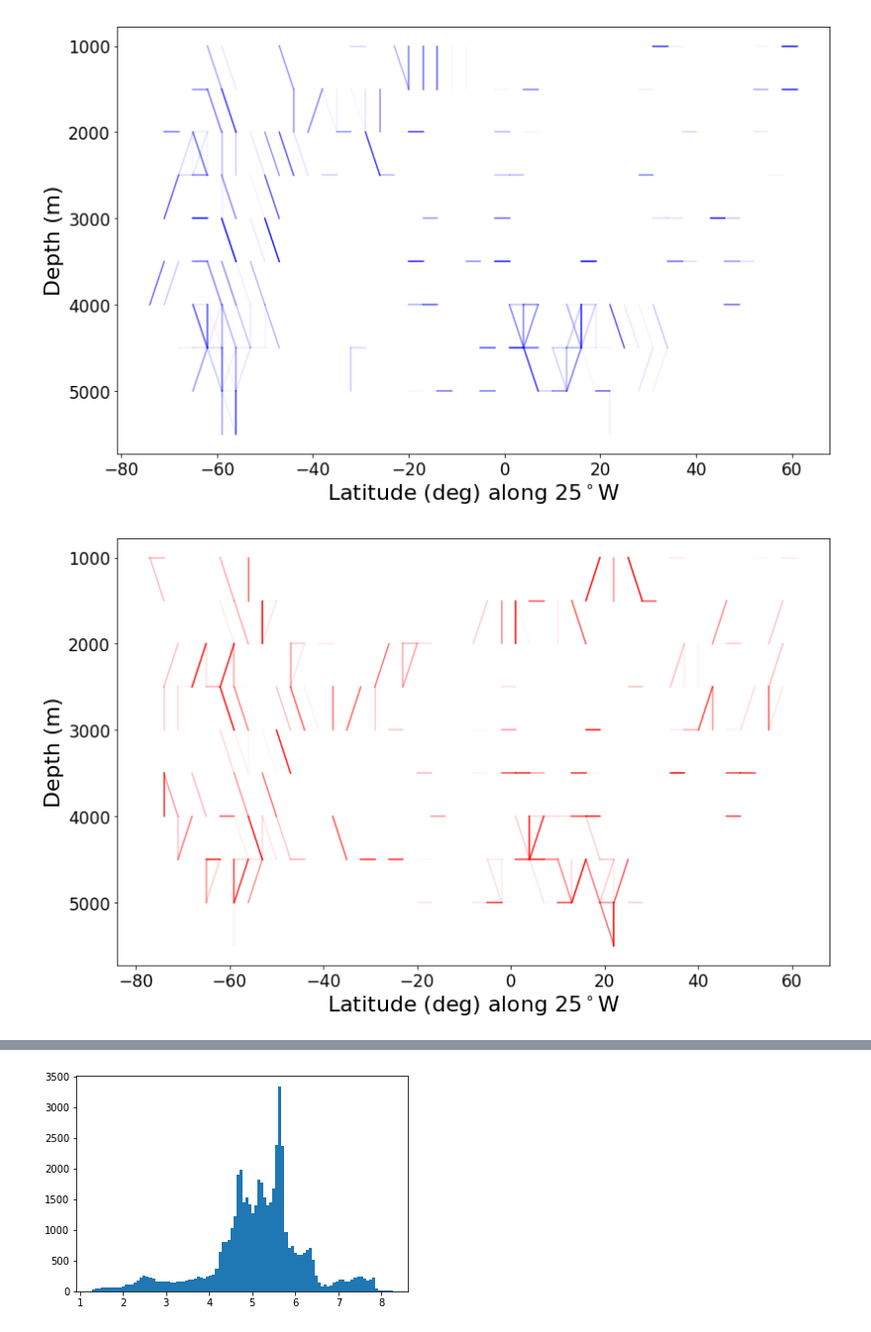
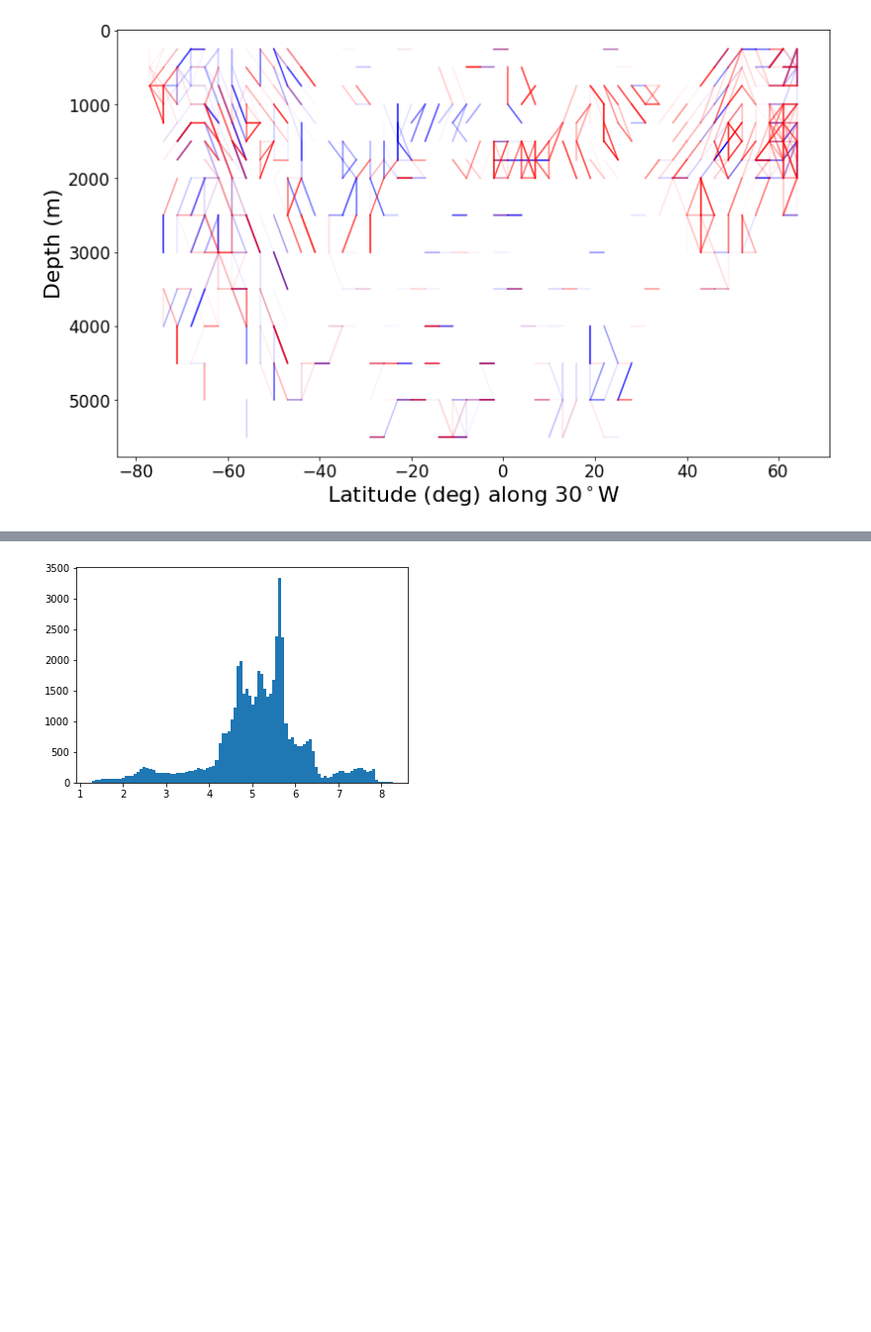
Before and after one commit to jordanplanders/Thinkful, a Jupyter notebook: Capstone Project/watercol_connectedness.ipynb, the cells around one changed output, grey strips where cells are left out. Shown at 99% size. Drawn from its saved outputs; the diff is of its cells as text; code cells hidden in the pictures; blank space fills up the shorter version.

```diff
--- a/Capstone Project/watercol_connectedness.ipynb
+++ b/Capstone Project/watercol_connectedness.ipynb
@@ -247,12 +247,13 @@ class paths:
                                 self.d_paths[(mini_sec1.slat,depth1)].append((mini_sec2.slat,depth2, p))
 # %%
 lat_bins = [(x, x+3) for x in range(-80,80, 3)]
-depths = [x for x in range(250,6500, 250)]
+depths = [x for x in range(0,6500, 250)]
 # %%
-lineLon = -25
+lineLon = -30
 minLat, maxLat = -80, 80
-
-tracer_d = {'temperature':'blue', 'salinity': 'red', 'phosphate': 'green', 'oxygen':'purple'}
+fig = plt.figure(figsize = (13, 8))
+ax = fig.add_subplot(111)
+tracer_d = {'temperature':'blue', 'salinity': 'red'}#, 'phosphate': 'green', 'oxygen':'purple'}
 
 for tracer in tracer_d.keys():
     dataset = dataFetcher()
@@ -261,40 +262,39 @@ for tracer in tracer_d.keys():
     d_traj = {}
     # standardize the depths of interest between locations
     for dpth in depths:
         Atl = water_column(dataset, 'traj', depth= dpth)
         d_traj[dpth] = Atl
 
     # create sections that are 3 deg x 3 deg and however deep data is available
     minisections = []
     for (slat, nlat) in lat_bins:
         minisections.append(minisection(d_traj, nlat, slat)) #
 
     # calculate connectedness between section depths (vertical, horizontal, diagonal)
     Atl_paths = paths(500, minisections, .01, .05) # window for diagonal, sections list, p values
 
-    fig = plt.figure(figsize = (13, 8))
-    ax = fig.add_subplot(111)
+#     fig = plt.figure(figsize = (13, 8))
+#     ax = fig.add_subplot(111)
     for key in Atl_paths.d_paths.keys():
         values = Atl_paths.d_paths[key]
         for value in values:
             ax.plot([key[0], value[0]],[key[1], value[1]], c = tracer_d[tracer] ,alpha = 1-(1-3*value[2]) )
     ax.set_ylabel('Depth (m)', fontsize=axis_sz)
     ax.set_xlabel('Latitude (deg) along {}$^\circ$W'.format(-lineLon), fontsize=axis_sz)
 
     # set tick parameters
     xtickNames = ax.get_xticklabels()
     ytickNames = ax.get_yticklabels()
 
     for names in [ytickNames, xtickNames]:
         plt.setp(names, rotation=0, fontsize=tick_sz-4)
 #     ax.set_title(tracer)
-    plt.gca().invert_yaxis()
+plt.gca().invert_yaxis()
 
-#     name1 = tracer+'_connectedness_'+str(-lineLon)+'W'
-#     plt.savefig(path+name1+'.png', dpi=None, facecolor='w', edgecolor='w',
-#         orientation='portrait', papertype=None, format=None,
-#         transparent=False, bbox_inches=None, pad_inches=0.1,
-#         frameon=None)
+name1 = 'salinity_temperature'+'_connectedness_'+str(-lineLon)+'W'
+# plt.savefig(path+name1+'.png', dpi=None, facecolor='w', edgecolor='w',
+#     orientation='portrait', papertype=None, format=None,
+#     transparent=False, bbox_inches=None, pad_inches=0.1,
+#     frameon=None)
 # %% [output]
-[figure, old version]
+[figure, new version]
-[figure, removed]
```
Also changed, not shown: parts of 13 cells of this notebook.
